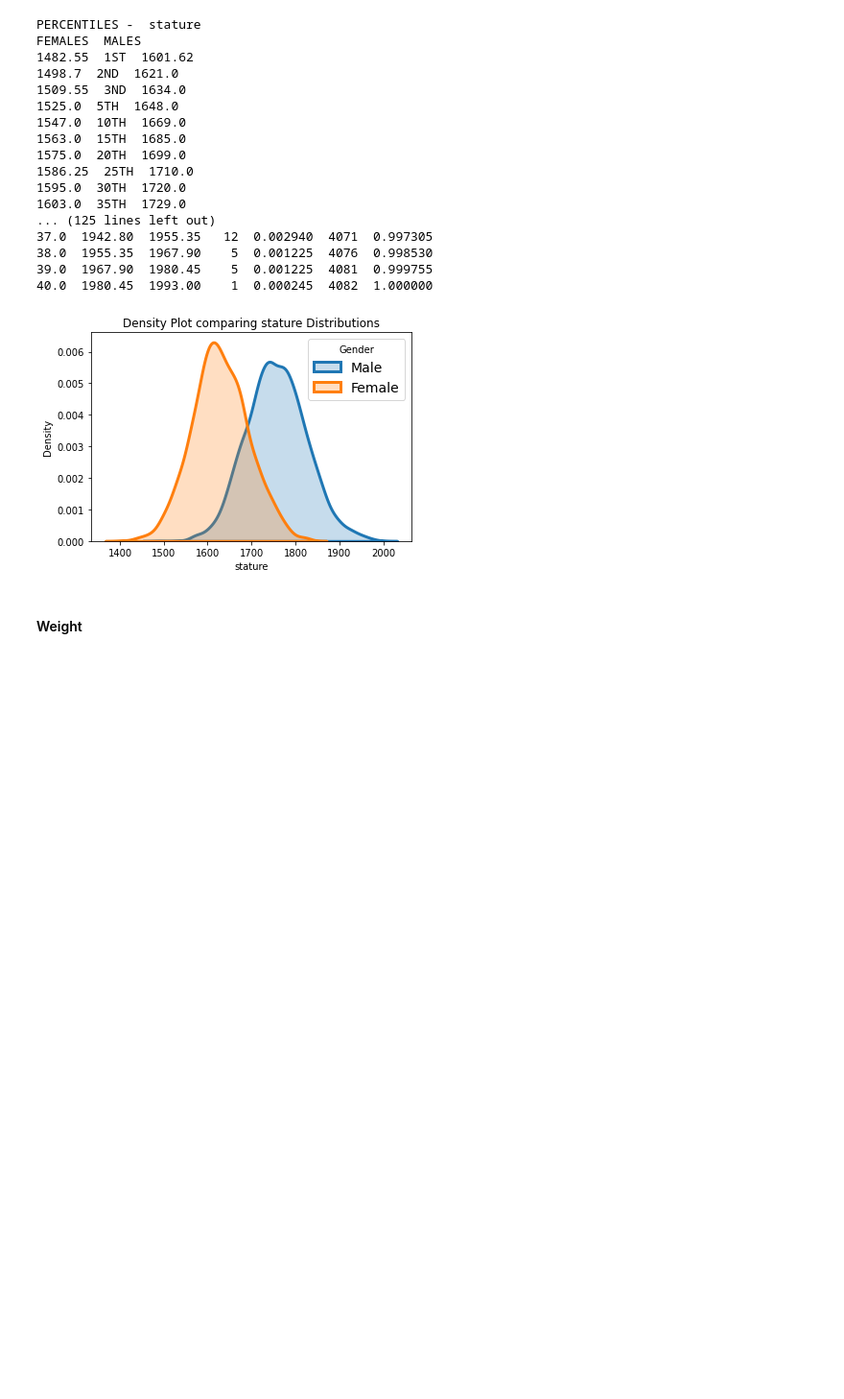
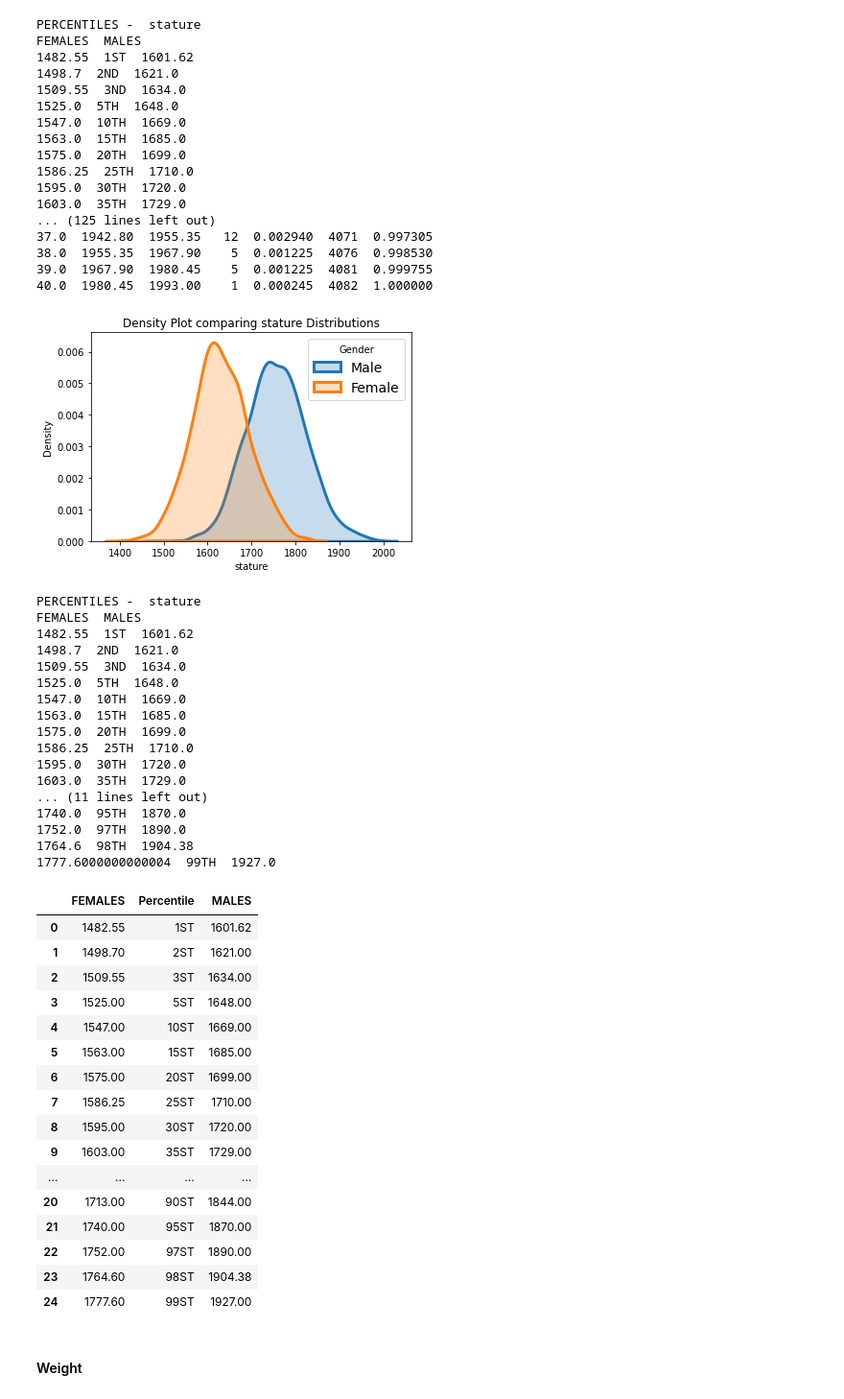
Before and after one commit to hkair/anthropometric-stats, a Jupyter notebook: analysis/ansur_analysis.ipynb, the cells around one changed output. Shown at 96% size. Drawn from its saved outputs; the diff is of its cells as text; code cells hidden in the pictures; blank space fills up the shorter version.

```diff
--- a/analysis/ansur_analysis.ipynb
+++ b/analysis/ansur_analysis.ipynb
@@ -398,6 +407,42 @@ def plotDistribution(measure):
     plt.xlabel(measure)
     plt.ylabel('Density')
     plt.show()
+
+def percentiles_df(measure):
+    # measure - the measurement or column in the dataframe
+    k_percentiles = [1, 2, 3, 5, 10, 15, 20, 25, 30, 35, 40, 45, 50, 55, 60, 65, 70, 75, 80, 85, 90, 95, 97, 98, 99]
+
+    male = df[df['Gender'] == "Male"][measure]
+    female = df[df['Gender'] == "Female"][measure]
+
+    print("PERCENTILES - ", measure)
+    print("FEMALES ", "MALES ")
+
+    percentile_df = []
+    for k in k_percentiles:
+        if k == 1:
+            print(female.quantile(k*0.01), " {k}ST ".format(k=k), male.quantile(k*0.01))
+            d = {
+                'FEMALES': female.quantile(k*0.01),
+                'Percentile':  " {k}ST ".format(k=k),
+                'MALES': male.quantile(k*0.01)
+            }
+        elif k in [2, 3]:
+            print(female.quantile(k*0.01), " {k}ND ".format(k=k), male.quantile(k*0.01))
+            d = {
+                'FEMALES': female.quantile(k*0.01),
+                'Percentile':  " {k}ND ".format(k=k),
+                'MALES': male.quantile(k*0.01)
+            }
+        else:
+            print(female.quantile(k*0.01), " {k}TH ".format(k=k), male.quantile(k*0.01))
+            d = {
+                'FEMALES': female.quantile(k*0.01),
+                'Percentile':  " {k}TH ".format(k=k),
+                'MALES': male.quantile(k*0.01)
+            }
+        percentile_df.append(d)
+    return pd.DataFrame(percentile_df)
 # %% [markdown]
 The formula I used for the Standard Error for the Standard deviation was this. I am not 100% sure if this is the correct equation.
 # %% [markdown]
@@ -438,6 +483,44 @@ FEMALES  MALES
 39.0  1967.90  1980.45    5  0.001225  4081  0.999755
 40.0  1980.45  1993.00    1  0.000245  4082  1.000000
 [figure]
+# %%
+per_df = percentiles_df('stature')
+per_df
+# %% [output]
+PERCENTILES -  stature
+FEMALES  MALES
+1482.55  1ST  1601.62
+1498.7  2ND  1621.0
+1509.55  3ND  1634.0
+1525.0  5TH  1648.0
+1547.0  10TH  1669.0
+1563.0  15TH  1685.0
+1575.0  20TH  1699.0
+1586.25  25TH  1710.0
+1595.0  30TH  1720.0
+1603.0  35TH  1729.0
+... (11 lines left out)
+1740.0  95TH  1870.0
+1752.0  97TH  1890.0
+1764.6  98TH  1904.38
+1777.6000000000004  99TH  1927.0
+|  | FEMALES | Percentile | MALES |
+| 0 | 1482.55 | 1ST | 1601.62 |
+| 1 | 1498.70 | 2ST | 1621.00 |
+| 2 | 1509.55 | 3ST | 1634.00 |
+| 3 | 1525.00 | 5ST | 1648.00 |
+| 4 | 1547.00 | 10ST | 1669.00 |
+| 5 | 1563.00 | 15ST | 1685.00 |
+| 6 | 1575.00 | 20ST | 1699.00 |
+| 7 | 1586.25 | 25ST | 1710.00 |
+| 8 | 1595.00 | 30ST | 1720.00 |
+| 9 | 1603.00 | 35ST | 1729.00 |
+| ... | ... | ... | ... |
+| 20 | 1713.00 | 90ST | 1844.00 |
+| 21 | 1740.00 | 95ST | 1870.00 |
+| 22 | 1752.00 | 97ST | 1890.00 |
+| 23 | 1764.60 | 98ST | 1904.38 |
+| 24 | 1777.60 | 99ST | 1927.00 |
 # %% [markdown]
 #### Weight
 # %%
```
Also changed, not shown: parts of 3 cells of this notebook, 1 other file.
